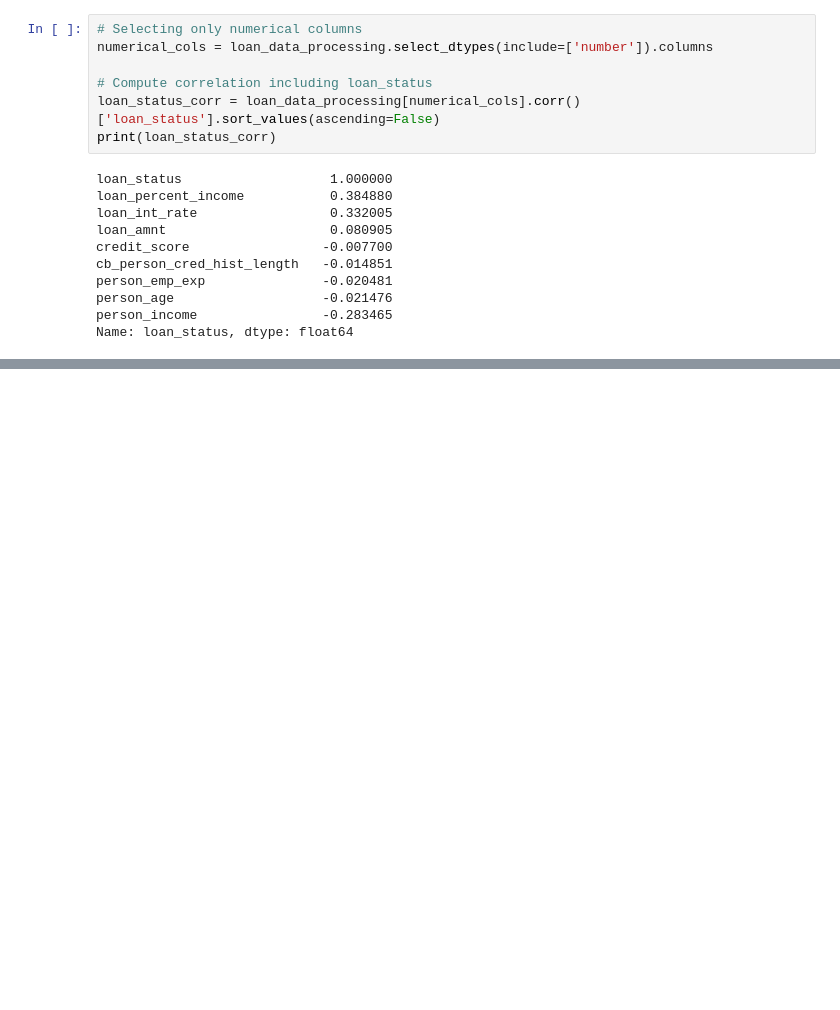
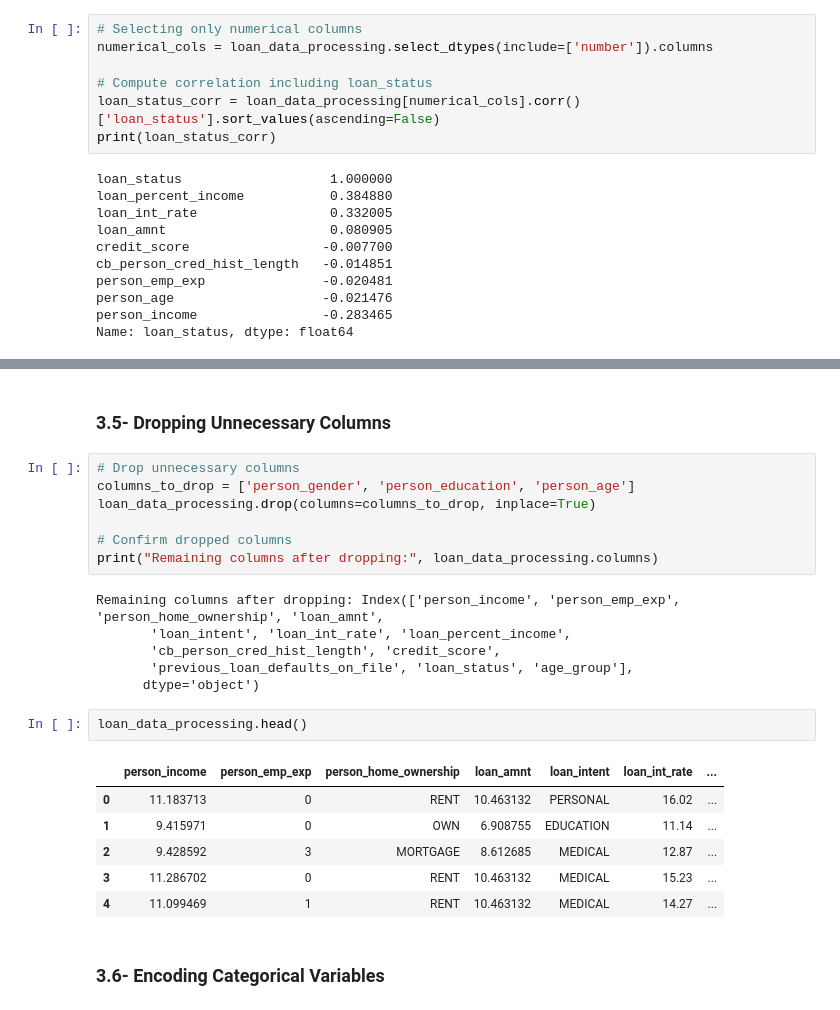
Before and after one commit to khan-asim-88/Loan-Approval-Prediction-Using-Machine-Learning, a Jupyter notebook: Loan_Approval_Prediction.ipynb, the cells around one changed output, grey strips where cells are left out. Saved outputs shown, nothing was run; the diff lists cells and outputs as text; blank space fills up the shorter version.

```diff
--- a/Loan_Approval_Prediction.ipynb
+++ b/Loan_Approval_Prediction.ipynb
@@ -570,0 +654,26 @@ Name: loan_status, dtype: float64
+# %% [markdown]
+### 3.5- Dropping Unnecessary Columns
+# %%
+# Drop unnecessary columns
+columns_to_drop = ['person_gender', 'person_education', 'person_age']
+loan_data_processing.drop(columns=columns_to_drop, inplace=True)
+
+# Confirm dropped columns
+print("Remaining columns after dropping:", loan_data_processing.columns)
+# %% [output]
+Remaining columns after dropping: Index(['person_income', 'person_emp_exp', 'person_home_ownership', 'loan_amnt',
+       'loan_intent', 'loan_int_rate', 'loan_percent_income',
+       'cb_person_cred_hist_length', 'credit_score',
+       'previous_loan_defaults_on_file', 'loan_status', 'age_group'],
+      dtype='object')
+# %%
+loan_data_processing.head()
+# %% [output]
+|  | person_income | person_emp_exp | person_home_ownership | loan_amnt | loan_intent | loan_int_rate | ... |
+| 0 | 11.183713 | 0 | RENT | 10.463132 | PERSONAL | 16.02 | ... |
+| 1 | 9.415971 | 0 | OWN | 6.908755 | EDUCATION | 11.14 | ... |
+| 2 | 9.428592 | 3 | MORTGAGE | 8.612685 | MEDICAL | 12.87 | ... |
+| 3 | 11.286702 | 0 | RENT | 10.463132 | MEDICAL | 15.23 | ... |
+| 4 | 11.099469 | 1 | RENT | 10.463132 | MEDICAL | 14.27 | ... |
+# %% [markdown]
+### 3.6- Encoding Categorical Variables
```
Also changed, not shown: parts of 7 cells of this notebook.
